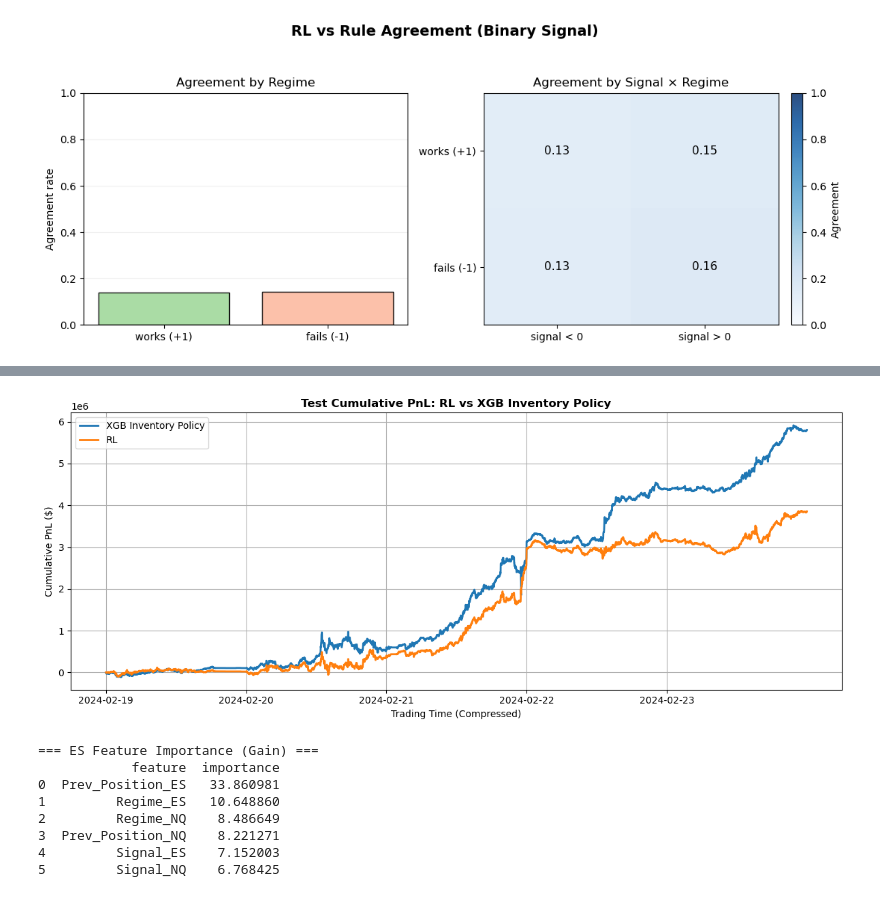
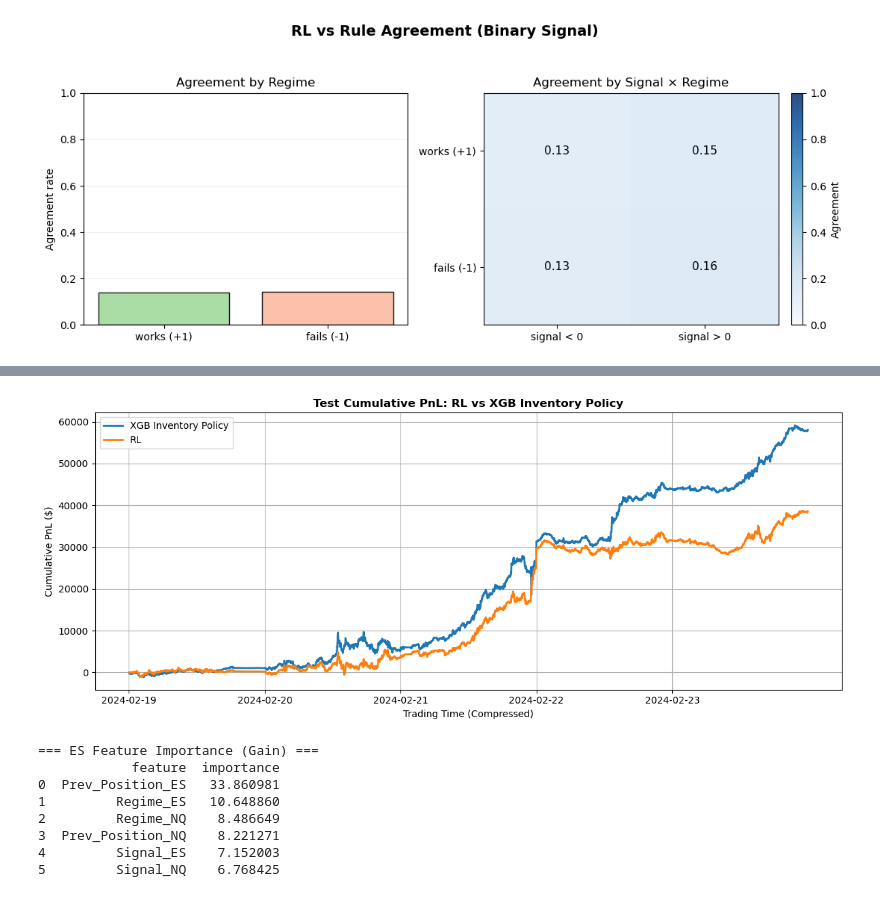
Before and after one commit to Cerinayao/RLHFT, a Jupyter notebook: notebooks/exploration.ipynb, the cells around one changed output, grey strips where cells are left out. Saved outputs shown, nothing was run; the diff lists cells and outputs as text; code cells hidden in the pictures.

```diff
--- a/notebooks/exploration.ipynb
+++ b/notebooks/exploration.ipynb
@@ -672,7 +672,7 @@ def run_multiday_pipeline_concat(
     print("Using symbols:", sym_active)
 
     # ---- (2) pull midprices for ALL dates and concat ----
-    dates = pd.date_range(start_date, end_date, freq="D")
+    dates = pd.date_range(start_date, end_date, freq="B")
     dates_q = [d.strftime("%Y.%m.%d") for d in dates]
 
     all_days = []
@@ -1097,6 +1073,16 @@ out_rule_2 = run_rule_2asset_discrete(
     mult_a=50.0,
     mult_b=20.0,
 )
+
+scale = 100.0  # raw prices are stored in x100 units
+
+out_rule_2["reward"] = out_rule_2["reward"] / scale
+out_rule_2["cum"] = out_rule_2["cum"] / scale
+out_rule_2["metrics"] = {
+    "mean_daily_pnl_$": mean_daily_pnl(out_rule_2["reward"]),
+    "max_drawdown_daily_$": max_daily_drawdown(out_rule_2["reward"]),
+}
+
 print(pd.Series(out_rule_2["metrics"]))
 plot_trading_time_cum(out_rule_2["cum"], "Level 2 Rule cumulative reward")
 # %% [output]
@@ -1128,7 +1114,7 @@ def train_q_learning_2asset_discrete_adaptive(
     col_b: str,
     sig_a: str = "sig_a",
     sig_b: str = "sig_b",
-    train_end: str = "2024-02-20",
+    train_end: str = "2024-02-18",
     inv_limit: int = 2,
     action_values=(-2, -1, 0, 1, 2),
     gamma: float = 0.99,
@@ -1414,4 +1400,26 @@ out_rl_2 = train_q_learning_2asset_discrete_adaptive(
     lr=0.001,
     regime_window=60,
 )
+
+scale = 100.0  # raw prices are in x100 units
+
+for k in [
+    "train_pnl", "test_pnl",
+    "train_reward", "test_reward",
+    "train_cum", "test_cum",
+    "train_cum_pnl", "test_cum_pnl",
+]:
+    out_rl_2[k] = out_rl_2[k] / scale
+
+out_rl_2["metrics"] = {
+    "train_mean_daily_pnl_$": mean_daily_pnl(out_rl_2["train_pnl"]),
+    "train_max_drawdown_$": max_daily_drawdown(out_rl_2["train_pnl"]),
+    "test_mean_daily_pnl_$": mean_daily_pnl(out_rl_2["test_pnl"]),
+    "test_max_drawdown_$": max_daily_drawdown(out_rl_2["test_pnl"]),
+}
+
+print(out_rl_2["metrics"])
+
+plot_trading_time_cum(out_rl_2["train_cum_pnl"], "Q-Learning Training cumulative PnL")
+plot_trading_time_cum(out_rl_2["test_cum_pnl"], "Q-Learning Test cumulative PnL")
 # %% [output]
@@ -2839,6 +2839,7 @@ def plot_xgb_vs_rl_pnl(
 # ============================================================
 # 5) Run
 # ============================================================
+scale = 100.0
 
 xgb_tvt_results = train_xgb_inventory_train_val_final_test(
     df_2,
@@ -2858,8 +2859,8 @@ xgb_val_bt, xgb_val_summary = backtest_predicted_inventory_2asset(
     xgb_tvt_results["pred_n_val"],
     col_a="ESH4",
     col_b="NQH4",
-    mult_a=50.0,
-    mult_b=20.0,
+    mult_a=50.0 / scale,
+    mult_b=20.0 / scale,
     trading_start="00:00",
     trading_end="16:00",
     cost_per_trade=0.0,
@@ -2871,8 +2872,8 @@ xgb_test_bt, xgb_test_summary = backtest_predicted_inventory_2asset(
     xgb_tvt_results["pred_n_test"],
     col_a="ESH4",
     col_b="NQH4",
-    mult_a=50.0,
-    mult_b=20.0,
+    mult_a=50.0 / scale,
+    mult_b=20.0 / scale,
     trading_start="00:00",
     trading_end="16:00",
     cost_per_trade=0.0,
@@ -2911,5 +2912,5 @@ N                4.803000e+03
 dtype: float64
-[figure, old version]
+[figure, new version]
 # %%
 import pandas as pd
 import matplotlib.pyplot as plt
```
Also changed, not shown: parts of 14 cells of this notebook, 34 other files.
